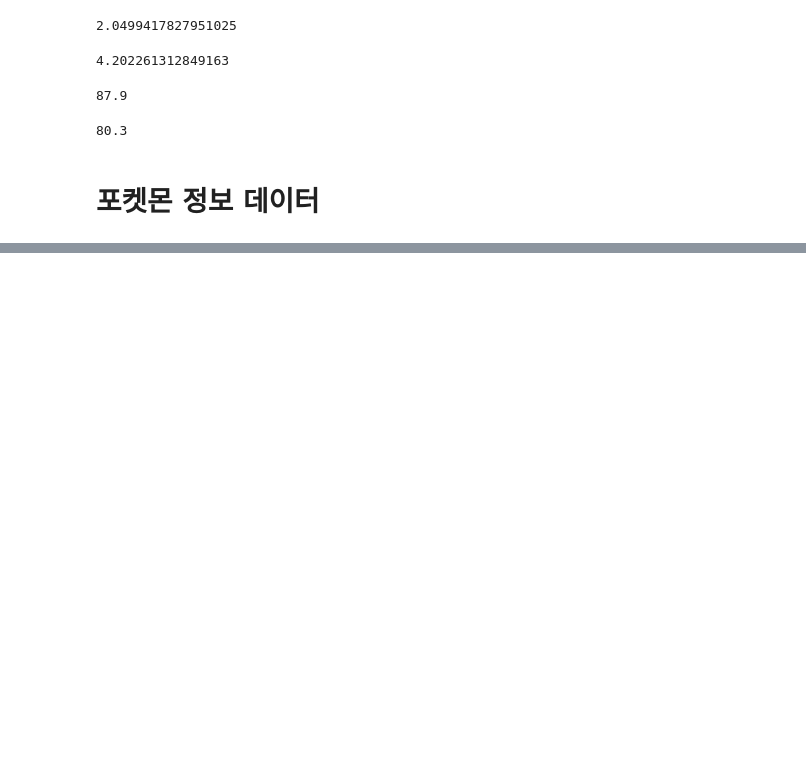
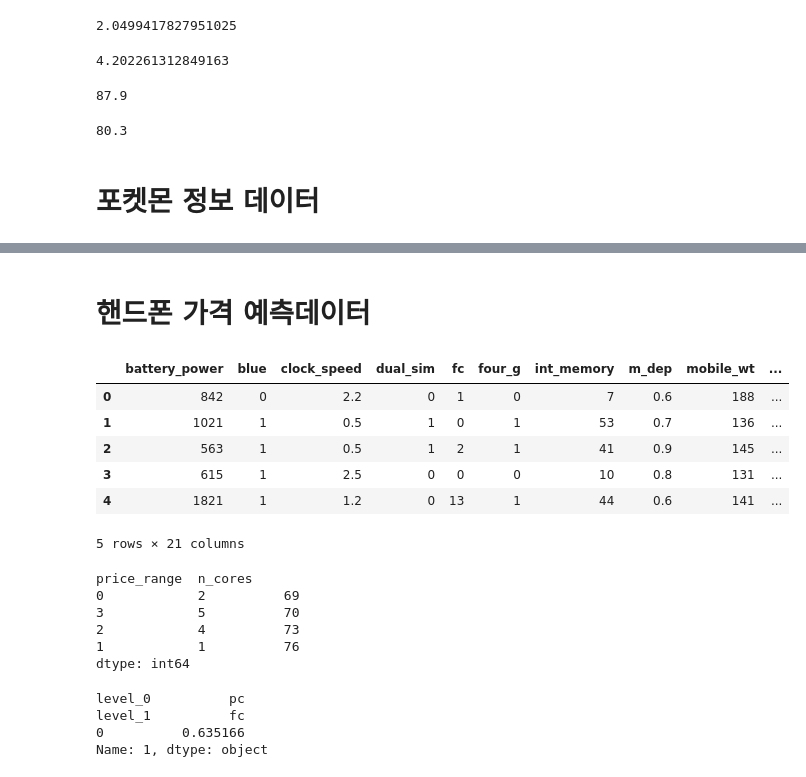
Before and after one commit to maeseok/BITAmin, a Jupyter notebook: 빅분기/1유형 및 기초/1유형.ipynb, the cells around one changed output, grey strips where cells are left out. Cells and saved outputs as stored; diff of their text form; code cells hidden in the pictures; blank space fills up the shorter version.

```diff
--- a/빅분기/1유형 및 기초/1유형.ipynb
+++ b/빅분기/1유형 및 기초/1유형.ipynb
@@ -782,0 +1057,33 @@ df.head()
+# %% [markdown]
+# 핸드폰 가격 예측데이터
+# %%
+import pandas as pd
+df = pd.read_csv("https://raw.githubusercontent.com/Datamanim/datarepo/main/mobile/train.csv")
+df.head()
+# %% [output]
+|  | battery_power | blue | clock_speed | dual_sim | fc | four_g | int_memory | m_dep | mobile_wt | ... |
+| 0 | 842 | 0 | 2.2 | 0 | 1 | 0 | 7 | 0.6 | 188 | ... |
+| 1 | 1021 | 1 | 0.5 | 1 | 0 | 1 | 53 | 0.7 | 136 | ... |
+| 2 | 563 | 1 | 0.5 | 1 | 2 | 1 | 41 | 0.9 | 145 | ... |
+| 3 | 615 | 1 | 2.5 | 0 | 0 | 0 | 10 | 0.8 | 131 | ... |
+| 4 | 1821 | 1 | 1.2 | 0 | 13 | 1 | 44 | 0.6 | 141 | ... |
+5 rows × 21 columns
+# %%
+answer =df[['price_range','n_cores']].groupby(['price_range','n_cores']).size().sort_values().groupby(level=0).tail(1)
+answer
+# %% [output]
+price_range  n_cores
+0            2          69
+3            5          70
+2            4          73
+1            1          76
+dtype: int64
+# %%
+cordf = df[df.price_range==3].corr().unstack().sort_values(ascending=False)
+answer = cordf[cordf!=1].reset_index().iloc[1]
+answer
+# %% [output]
+level_0          pc
+level_1          fc
+0          0.635166
+Name: 1, dtype: object
```
Also changed, not shown: parts of 38 cells of this notebook, 1 other file.
